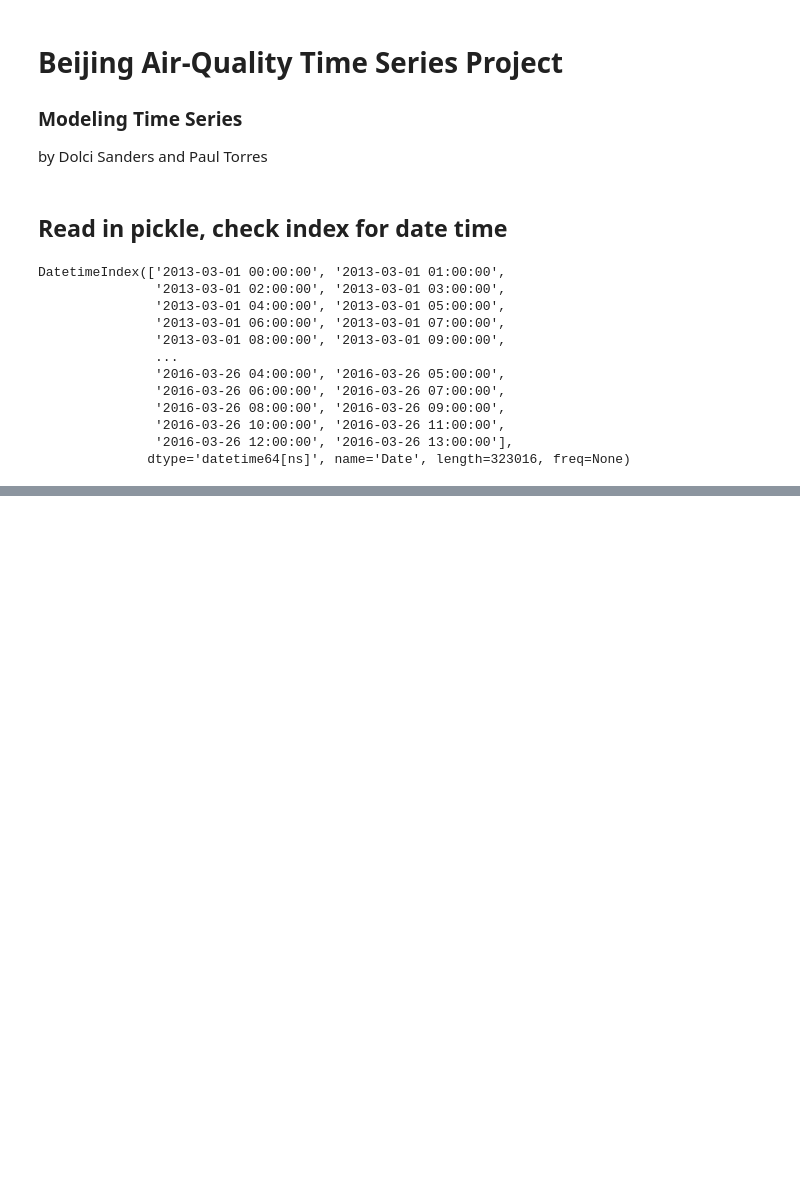
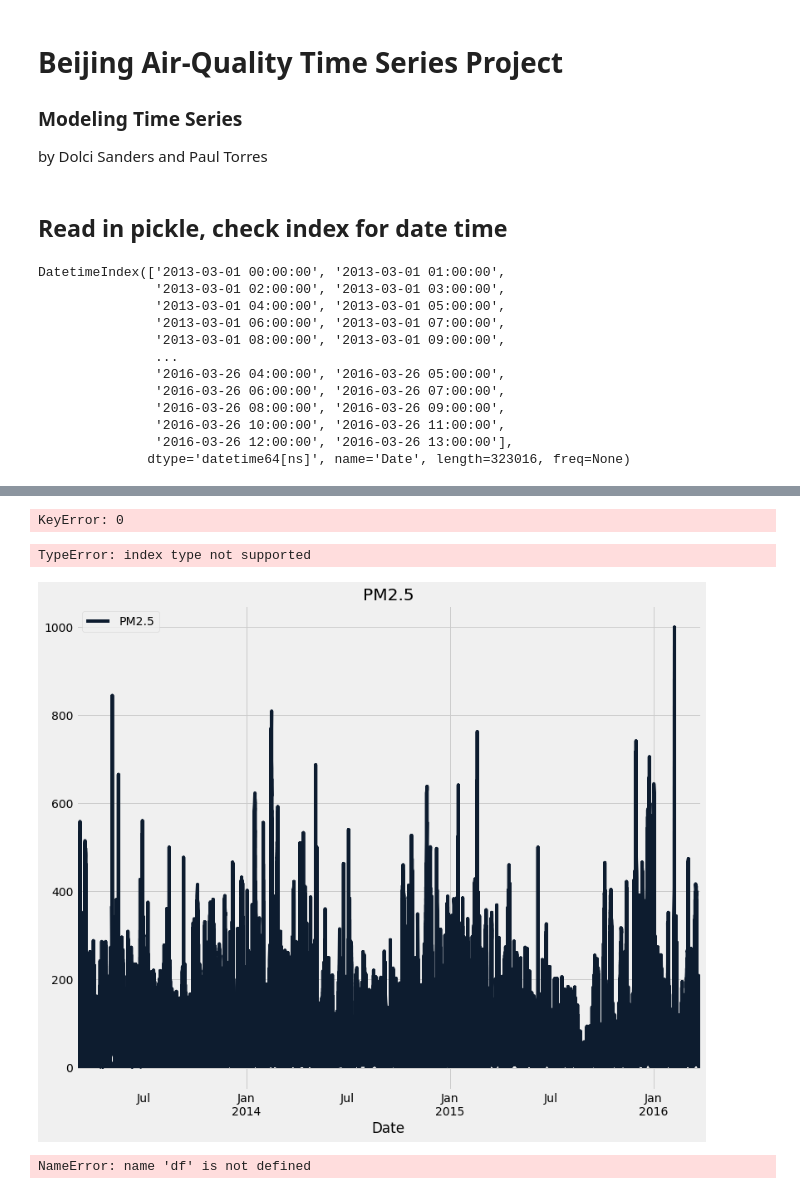
Before and after one commit to dolcikey/TimeSeriesForecasting_BeijingAirQuality, a Jupyter notebook: 003_Modeling.ipynb, the cells around one changed output, grey strips where cells are left out. Cells and saved outputs as stored; diff of their text form; code cells hidden in the pictures; blank space fills up the shorter version.

Commit message:
updated EDA and modeling notebooks

```diff
--- a/003_Modeling.ipynb
+++ b/003_Modeling.ipynb
@@ -46,11 +60,8 @@ DatetimeIndex(['2013-03-01 00:00:00', '2013-03-01 01:00:00',
                '2016-03-26 12:00:00', '2016-03-26 13:00:00'],
               dtype='datetime64[ns]', name='Date', length=323016, freq=None)
 # %%
-train.index = pd.DatetimeIndex(train.index.values,
-                               freq=train.index.inferred_freq)
-
-test.index = pd.DatetimeIndex(test.index.values,
-                               freq=test.index.inferred_freq)
+train.index = pd.DatetimeIndex(train.index).to_period('D')
+test.index = pd.DatetimeIndex(test.index).to_period('D')
 # %%
 train = train.drop(columns=['station'], axis = 1)
 test = test.drop(columns=['station'], axis = 1)
@@ -75,0 +134,4 @@ print(arima.summary())
+# %%
+model_PM = SARIMAX(train['PM2.5'],order=(0,0,1))
+results = model_PM.fit()
+results.summary()
@@ -75,0 +156,21 @@ print(arima.summary())
+# %%
+#Obtain predicted values
+start=len(train)
+end=len(train)+len(test)-1
+predictions_PM = results.predict(start=start, end=end, dynamic=False).rename('SARIMAX(0,0,1) Predictions')
+# %%
+for i in range(len(predictions_PM)):
+    print(f"predicted={predictions_PM[i]:<19}, expected={test['PM2.5'][i]}")
+# %% [output]
+KeyError: 0
+# %%
+
+ax = train['PM2.5'].plot(legend=True,figsize=(12,10),title= 'PM2.5')
+ylabel= 'PM 2.5'
+xlabel='' # we don't really need a label here
+predictions_PM.plot(legend=True)
+ax.autoscale(axis='x',tight=True)
+ax.set(xlabel=xlabel, ylabel=ylabel)
+# %% [output]
+TypeError: index type not supported
+[figure, added]
@@ -75,0 +184,14 @@ print(arima.summary())
+# %%
+model_PM = SARIMAX(df['PM'],order=(0,0,1))
+results = model_PM.fit()
+fcast_PM = results.predict(len(df),len(df)+18).rename('SARIMAX(0,0,1) Forecast')
+# Plot predictions against known values
+title = 'Forecasted PM 2.5 Level'
+ylabel='PM 2.5'
+xlabel='' # we don't really need a label here
+ax = test['Pm2.5'].plot(legend=True,figsize=(12,6),title=title)
+fcast_PM.plot(legend=True)
+ax.autoscale(axis='x',tight=True)
+ax.set(xlabel=xlabel, ylabel=ylabel);
+# %% [output]
+NameError: name 'df' is not defined
```
Also changed, not shown: parts of 10 cells of this notebook, 1 other file.
